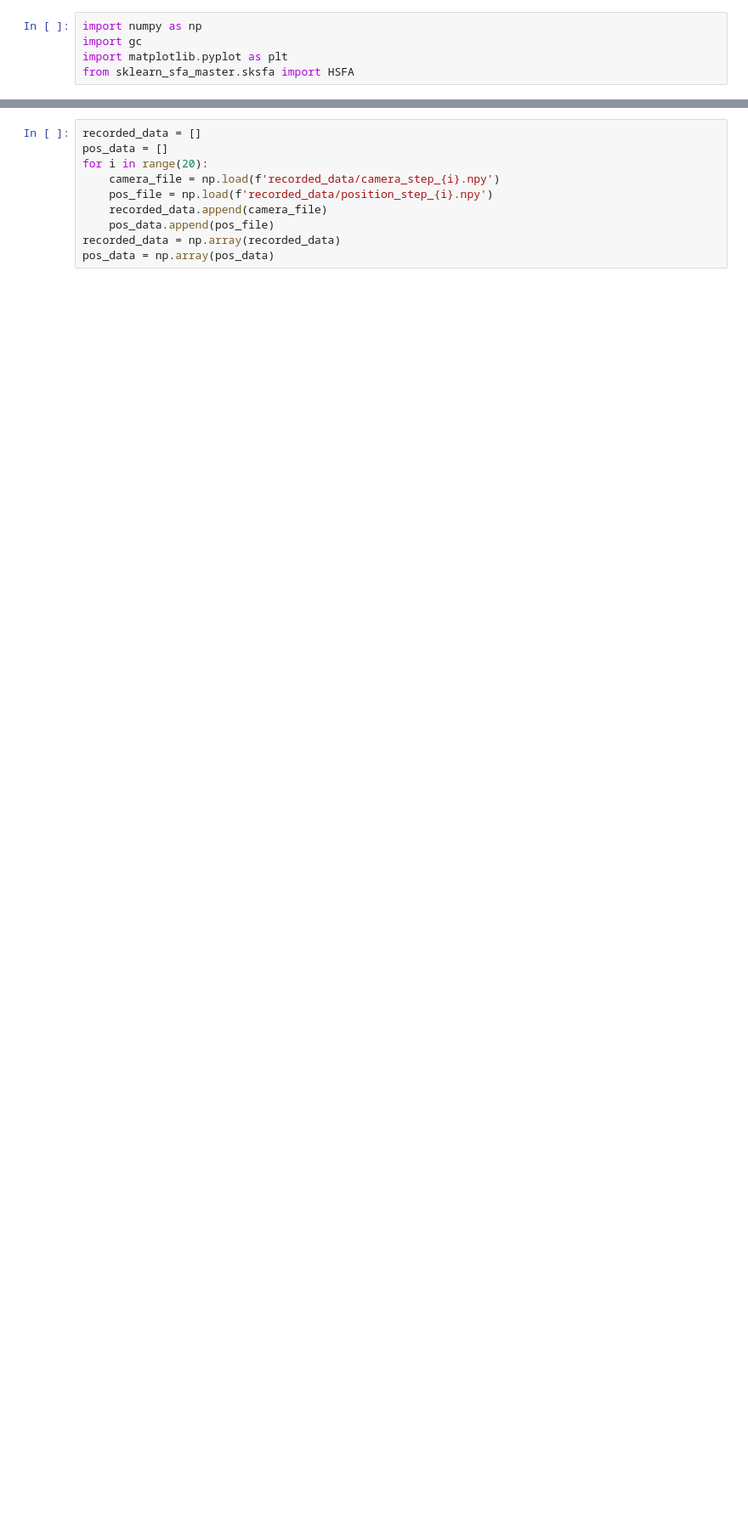
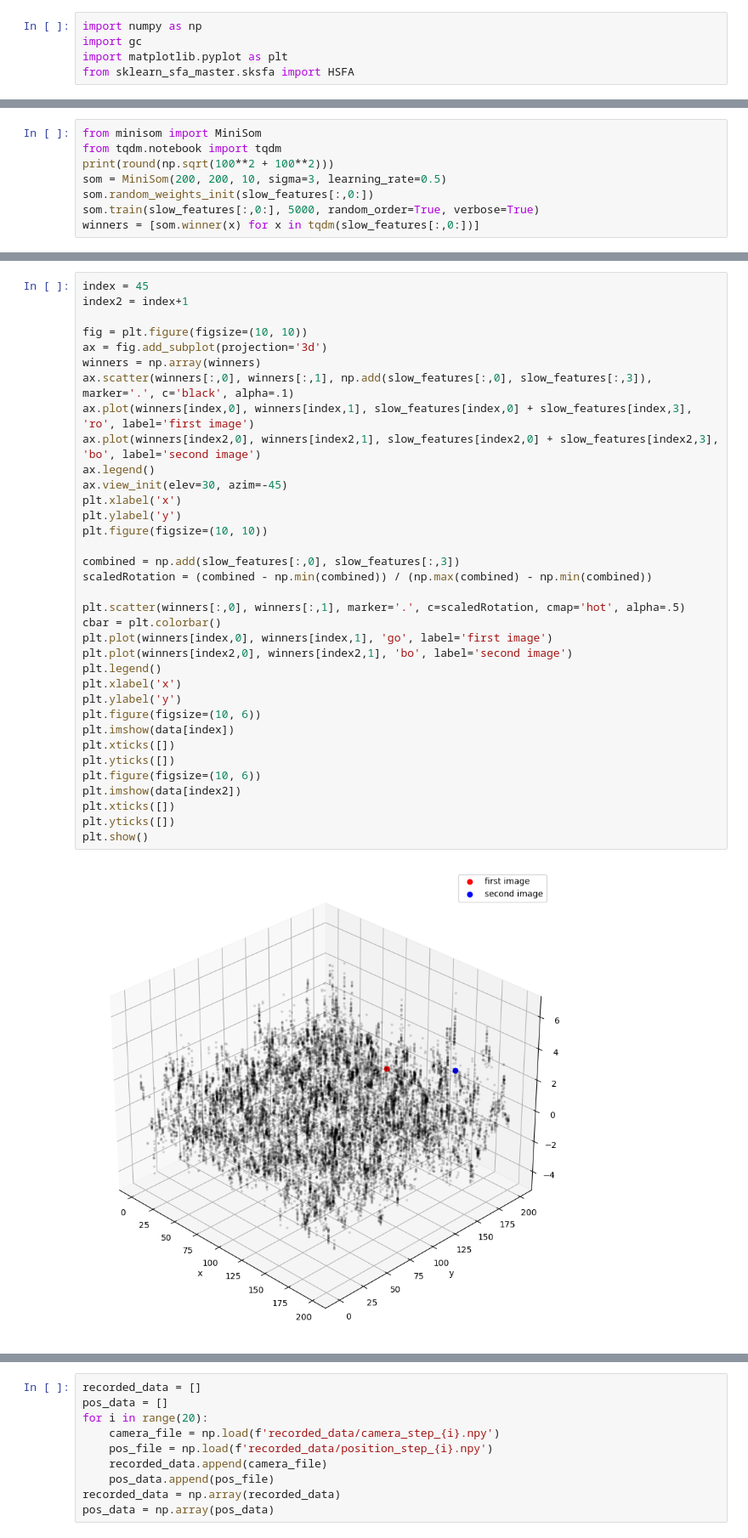
Before and after one commit to PplaysMine/unsupervisedLearning, a Jupyter notebook: keeping_it_clean/main.ipynb, the cells around one changed output, grey strips where cells are left out. Shown at 85% size. Cells and saved outputs as stored; diff of their text form; blank space fills up the shorter version.

```diff
--- a/keeping_it_clean/main.ipynb
+++ b/keeping_it_clean/main.ipynb
@@ -15,0 +83,8 @@ print(data.shape)
+# %%
+from minisom import MiniSom
+from tqdm.notebook import tqdm
+print(round(np.sqrt(100**2 + 100**2)))
+som = MiniSom(200, 200, 10, sigma=3, learning_rate=0.5)
+som.random_weights_init(slow_features[:,0:])
+som.train(slow_features[:,0:], 5000, random_order=True, verbose=True)
+winners = [som.winner(x) for x in tqdm(slow_features[:,0:])]
@@ -15,0 +96,37 @@ print(data.shape)
+# %%
+index = 45
+index2 = index+1
+
+fig = plt.figure(figsize=(10, 10))
+ax = fig.add_subplot(projection='3d')
+winners = np.array(winners)
+ax.scatter(winners[:,0], winners[:,1], np.add(slow_features[:,0], slow_features[:,3]), marker='.', c='black', alpha=.1)
+ax.plot(winners[index,0], winners[index,1], slow_features[index,0] + slow_features[index,3], 'ro', label='first image')
+ax.plot(winners[index2,0], winners[index2,1], slow_features[index2,0] + slow_features[index2,3], 'bo', label='second image')
+ax.legend()
+ax.view_init(elev=30, azim=-45)
+plt.xlabel('x')
+plt.ylabel('y')
+plt.figure(figsize=(10, 10))
+
+combined = np.add(slow_features[:,0], slow_features[:,3])
+scaledRotation = (combined - np.min(combined)) / (np.max(combined) - np.min(combined))
+
+plt.scatter(winners[:,0], winners[:,1], marker='.', c=scaledRotation, cmap='hot', alpha=.5)
+cbar = plt.colorbar()
+plt.plot(winners[index,0], winners[index,1], 'go', label='first image')
+plt.plot(winners[index2,0], winners[index2,1], 'bo', label='second image')
+plt.legend()
+plt.xlabel('x')
+plt.ylabel('y')
+plt.figure(figsize=(10, 6))
+plt.imshow(data[index])
+plt.xticks([])
+plt.yticks([])
+plt.figure(figsize=(10, 6))
+plt.imshow(data[index2])
+plt.xticks([])
+plt.yticks([])
+plt.show()
+# %% [output]
+[figure, added]
```
Also changed, not shown: parts of 10 cells of this notebook, 1 other file.
